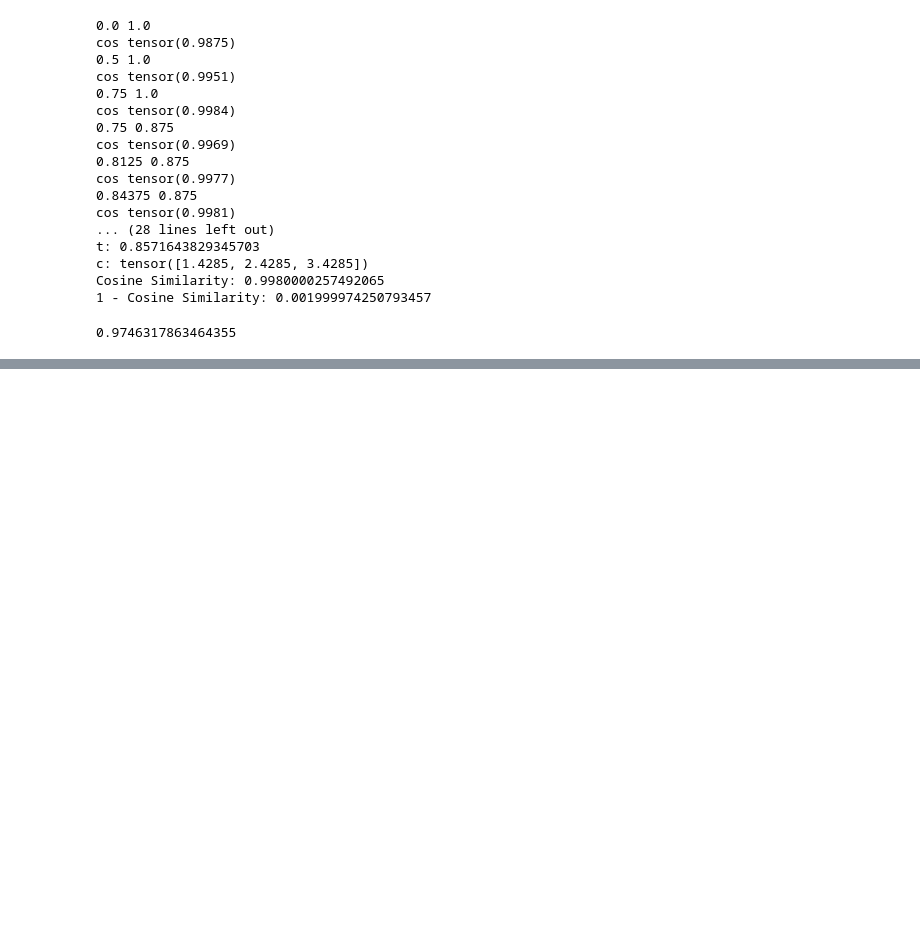
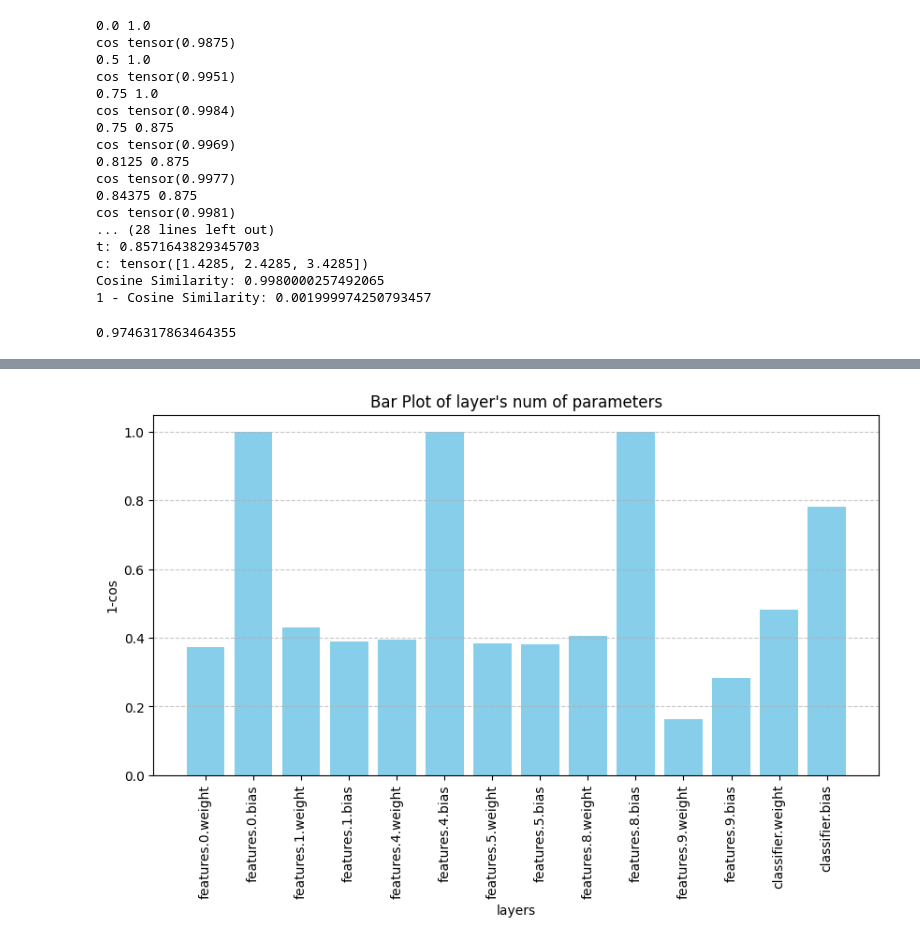
Before and after one commit to yangland/FedREDefense, a Jupyter notebook: codes/topk_vs_weighted4.ipynb, the cells around one changed output, grey strips where cells are left out. Cells and saved outputs as stored; diff of their text form; code cells hidden in the pictures; blank space fills up the shorter version.

```diff
--- a/codes/topk_vs_weighted4.ipynb
+++ b/codes/topk_vs_weighted4.ipynb
@@ -346,0 +329,9 @@ print(cos_sim.median().item())
+# %%
+layer_cos = dict()
+lay_size = dict()
+for name, value in model0.items():
+    print(name)
+    l_cos = 1- cos(torch.flatten((model1.state_dict()[name] - value)),
+                torch.flatten((model2.state_dict()[name] - value))).item()
+    lay_size[name] = value.numel()
+    layer_cos[name] = l_cos
@@ -346,0 +387,19 @@ print(cos_sim.median().item())
+# %%
+data = layer_cos
+# data = lay_size
+# %%
+# Extract keys and values
+keys = list(data.keys())
+values = list(data.values())
+
+# Plot bar chart
+plt.figure(figsize=(10, 5))
+plt.bar(keys, values, color='skyblue')
+plt.xticks(rotation=90)
+plt.xlabel("layers")
+plt.ylabel("1-cos")
+plt.title("Bar Plot of layer's num of parameters")
+plt.grid(axis='y', linestyle='--', alpha=0.7)
+plt.show()
+# %% [output]
+[figure, added]
```
Also changed, not shown: parts of 16 cells of this notebook, 7 other files.
